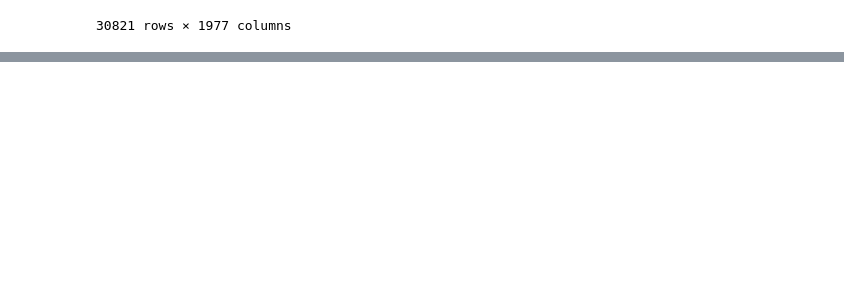
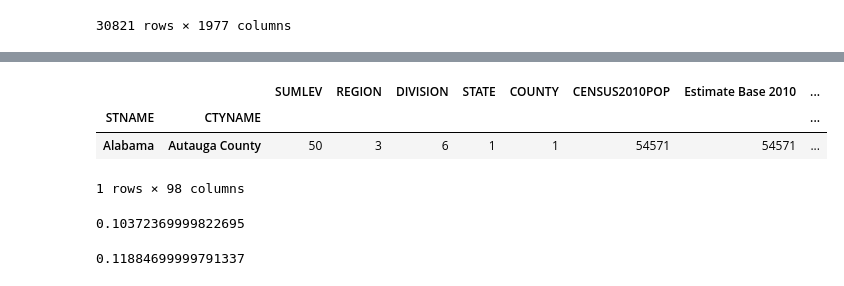
Before and after one commit to SantiGonzalezz/Applied-Data-Science-with-Python, a Jupyter notebook: 1. Introduction to Data Science in Python/Week 3/Pandas 2.ipynb, the cells around one changed output, grey strips where cells are left out. Drawn from its saved outputs; the diff is of its cells as text; code cells hidden in the pictures; blank space fills up the shorter version.

```diff
--- a/1. Introduction to Data Science in Python/Week 3/Pandas 2.ipynb
+++ b/1. Introduction to Data Science in Python/Week 3/Pandas 2.ipynb
@@ -263,0 +290,33 @@ df = pd.read_csv('datasets/')
+# %%
+df = df[df['SUMLEV'] == 50]
+df.set_index(['STNAME', 'CTYNAME'], inplace=True)
+df.rename(columns={'ESTIMATESBASE2010': 'Estimate Base 2010'}).head(1)
+# %% [output]
+|  |  | SUMLEV | REGION | DIVISION | STATE | COUNTY | CENSUS2010POP | Estimate Base 2010 | ... |
+| STNAME | CTYNAME |  |  |  |  |  |  |  | ... |
+| Alabama | Autauga County | 50 | 3 | 6 | 1 | 1 | 54571 | 54571 | ... |
+1 rows × 98 columns
+# %%
+def first_approach():
+    global df
+    return (df[df['SUMLEV'] == 50]
+            .set_index(['STNAME', 'CTYNAME'])
+            .rename(columns={'ESTIMATESBASE2010': 'Estimates Base 2010'}))
+
+df = pd.read_csv('datasets/census.csv')
+
+timeit.timeit(first_approach, number=10)
+# %% [output]
+0.10372369999822695
+# %%
+def second_approach():
+    global df
+    new_df = df[df['SUMLEV'] == 50]
+    new_df.set_index(['STNAME', 'CTYNAME'], inplace=True)
+    return new_df.rename(columns={'ESTIMATESBASE2010': 'Estimate Base 2010'}).head(1)
+
+df = pd.read_csv('datasets/census.csv')
+
+timeit.timeit(second_approach, number=10)
+# %% [output]
+0.11884699999791337
```
Also changed, not shown: parts of 12 cells of this notebook.
